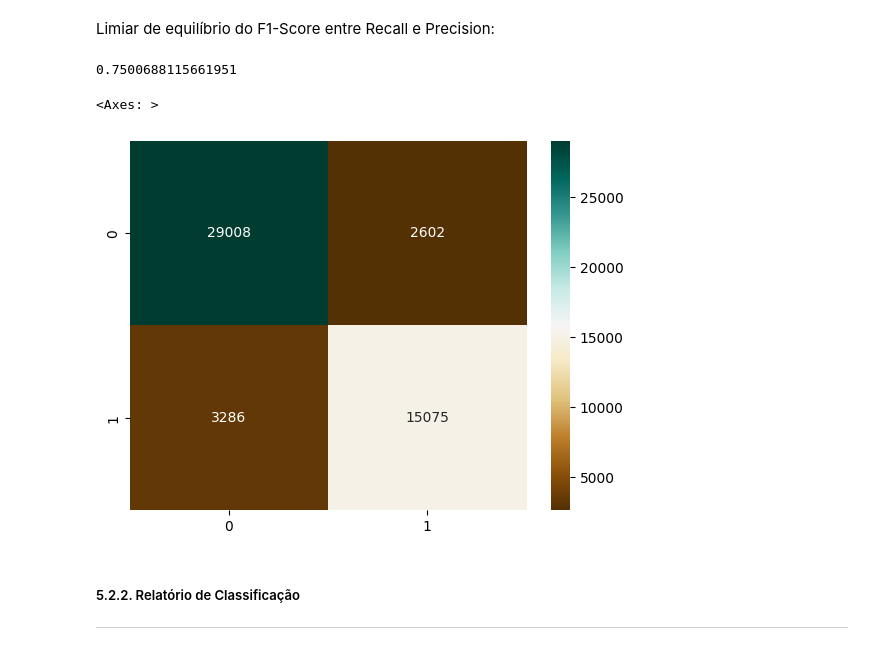
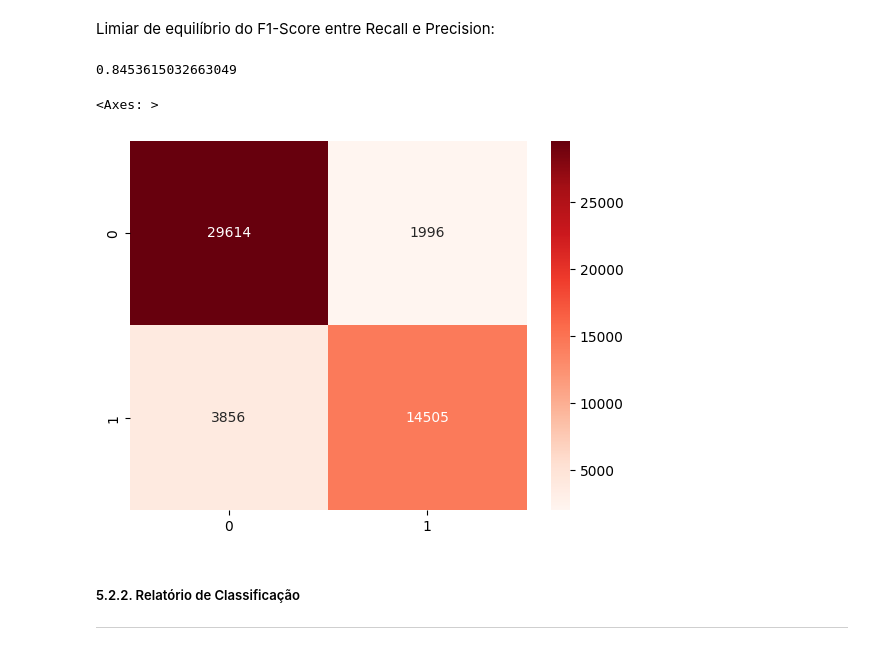
Before and after one commit to rafaeldecastro195/ml-supervisionado-cybersecurity, a Jupyter notebook: src/modelos/mlp/mlp_3c.ipynb, the cells around one changed output. Saved outputs shown, nothing was run; the diff lists cells and outputs as text; code cells hidden in the pictures.

```diff
--- a/src/modelos/mlp/mlp_3c.ipynb
+++ b/src/modelos/mlp/mlp_3c.ipynb
@@ -519,10 +530,9 @@ Feature NUM_PACOTES_ORIGEM:
 # %%
-
-mlp_rfe = MLPClassifier(
-    hidden_layer_sizes=(128, 64, 32),
+mlp_3_C_rfe = MLPClassifier(
+    hidden_layer_sizes=(64, 64, 64),
     max_iter=2000,
     tol=0.0001,
-    learning_rate_init=0.001,
+    learning_rate_init=0.0005,
     learning_rate='adaptive',
     alpha=0.001,
     n_iter_no_change=15,
@@ -564,7 +575,7 @@ MLPClassifier(alpha=0.001, hidden_layer_sizes=(128, 64, 32),
 #### 4.1. Predição Probababilística
 ---
 # %%
-y_predicao_probabilistica_2 = pm.imprimir_desempenho(mlp_rfe.predict_proba, X_teste_reduzido_df)[:, 1]
+y_predicao_probabilistica_2 = pm.imprimir_desempenho(mlp_3_C_rfe.predict_proba, X_teste_reduzido_df)[:, 1]
 # %% [output]
 RELATÓRIO DE DESEMPENHO DE PROCESSAMENTO:
 
@@ -679,18 +690,18 @@ pg.gerar_curva_aprendizado(mlp_rfe)
 # %% [markdown]
 Limiar de equilíbrio do F1-Score entre Recall e Precision:
 # %%
-_, limiar_mlp_rfe, _ = pm.extrair_f1(y_teste, y_predicao_probabilistica_2)
-print(limiar_mlp_rfe)
+_, limiar_mlp_3_C_rfe, _ = pm.extrair_f1(y_teste, y_predicao_probabilistica_2)
+print(limiar_mlp_3_C_rfe)
 # %% [output]
-0.7500688115661951
+0.8453615032663049
 # %%
-y_predicao_probabilistica_equilibrada_2 = (y_predicao_probabilistica_2 > limiar_mlp_rfe).astype(int)
+y_predicao_probabilistica_equilibrada_2 = (y_predicao_probabilistica_2 > limiar_mlp_3_C_rfe).astype(int)
 # %%
 matriz_confusao_equilibrada_2 = confusion_matrix(y_teste, y_predicao_probabilistica_equilibrada_2)
-sns.heatmap(matriz_confusao_equilibrada_2, annot=True, fmt='d', cmap='BrBG')
+sns.heatmap(matriz_confusao_equilibrada_2, annot=True, fmt='d', cmap='Reds')
 # %% [output]
 <Axes: >
-[figure, old version]
+[figure, new version]
 # %% [markdown]
 ##### 5.2.2. Relatório de Classificação
 ---
```
Also changed, not shown: parts of 59 cells of this notebook, 18 other files.
